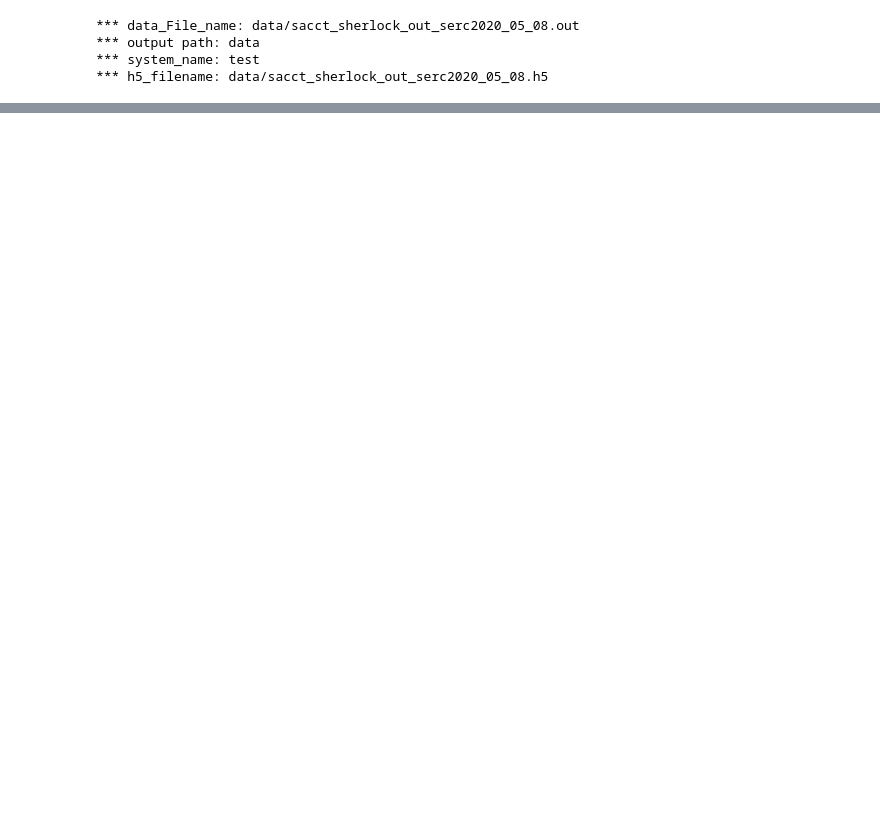
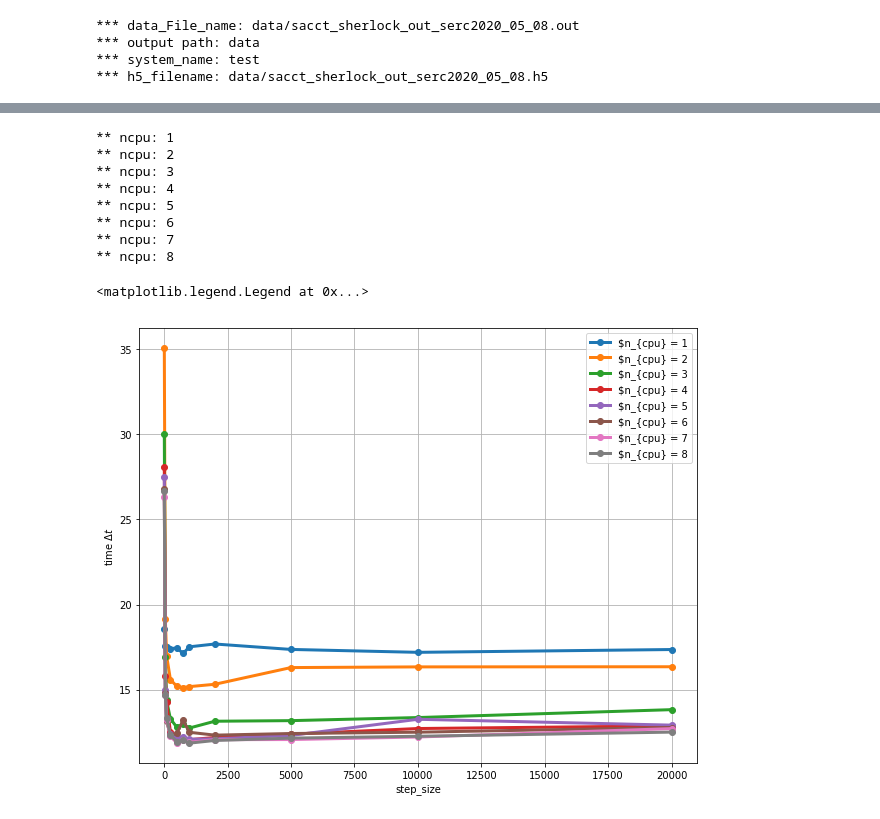
Before and after one commit to jeffersonscientific/HPC_analytics, a Jupyter notebook: parallel_dev.ipynb, the cells around one changed output, grey strips where cells are left out. Drawn from its saved outputs; the diff is of its cells as text; code cells hidden in the pictures; blank space fills up the shorter version.

```diff
--- a/parallel_dev.ipynb
+++ b/parallel_dev.ipynb
@@ -68,0 +88,41 @@ myjs_4 = hpc_lib.calc_jobs_summary(data=sacct_obj.data, verbose=0, n_cpu=4, step
+# %%
+
+# t = time.time()
+# myjs_4 = hpc_lib.calc_jobs_summary(data=sacct_obj.data, verbose=0, n_cpu=6, step_size=500)
+# print('** time: {}'.format(time.time()-t))
+#
+Ns = [10, 50, 100, 250, 500, 750, 1000, 2000, 5000, 10000, 20000]
+dts = numpy.zeros((8, len(Ns) ) )
+#
+for j,ncpu in enumerate(numpy.arange(1,9)):
+    print('** ncpu: {}'.format(ncpu))
+    for k,n in enumerate(Ns):
+        t1 = time.time()
+        myjs_4 = hpc_lib.calc_jobs_summary(data=sacct_obj.data, verbose=0, n_cpu=ncpu, step_size=n)
+        #
+        dts[j,k] = time.time() - t1
+    #
+#
+#
+plt.figure(figsize=(10,8))
+ax1 = plt.gca()
+ax1.grid()
+ax1.set_xlabel('step_size')
+ax1.set_ylabel('time $\Delta t$')
+#
+for k, (rw, n) in enumerate(zip(dts, numpy.arange(1,9))):
+    ax1.plot(Ns, rw, ls='-', marker='o', lw=3, label='$n_{{cpu}} = {}$'.format(n))
+    #
+#
+ax1.legend(loc=0)
+# %% [output]
+** ncpu: 1
+** ncpu: 2
+** ncpu: 3
+** ncpu: 4
+** ncpu: 5
+** ncpu: 6
+** ncpu: 7
+** ncpu: 8
+<matplotlib.legend.Legend at 0x...>
+[figure, added]
```
Also changed, not shown: parts of 25 cells of this notebook, 1 other file.
